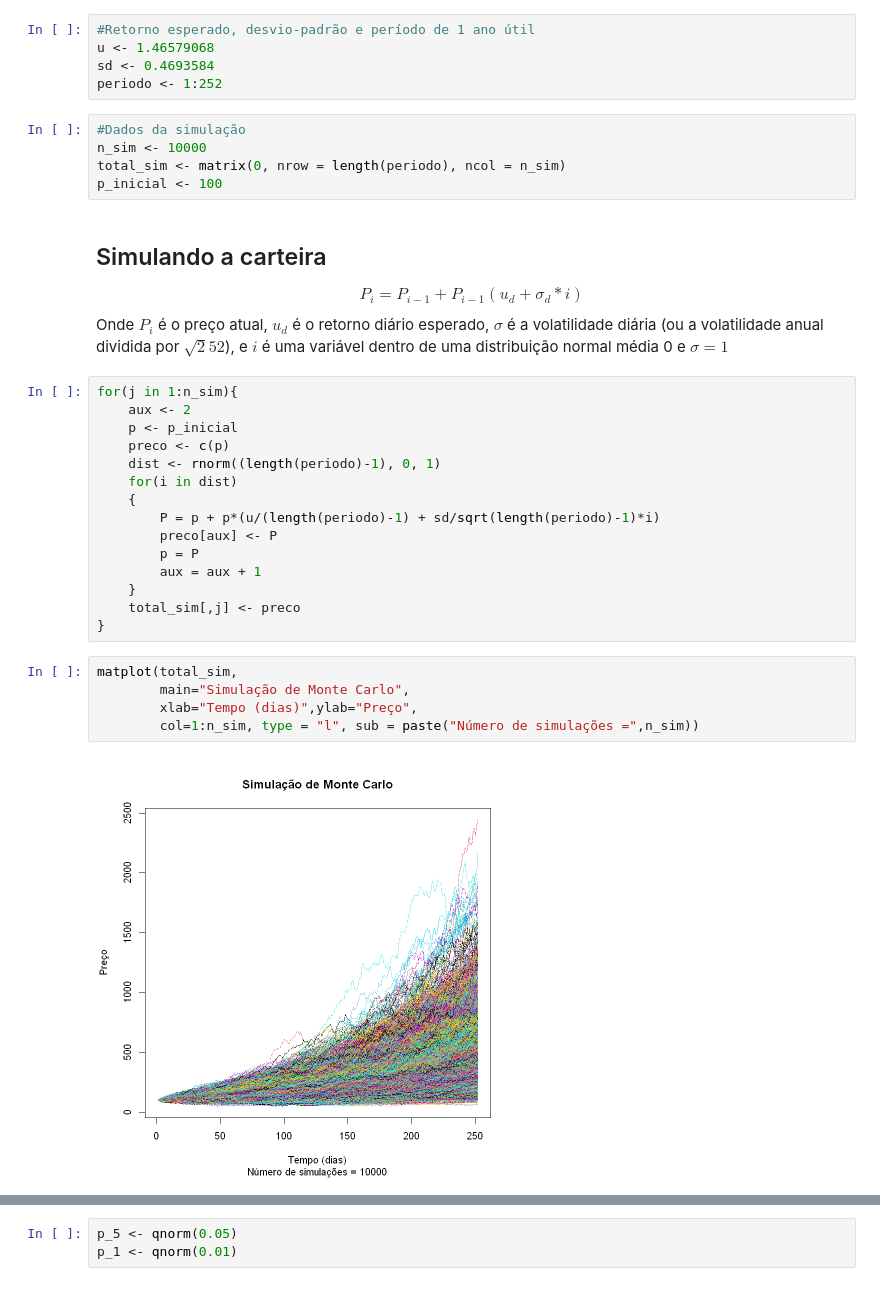
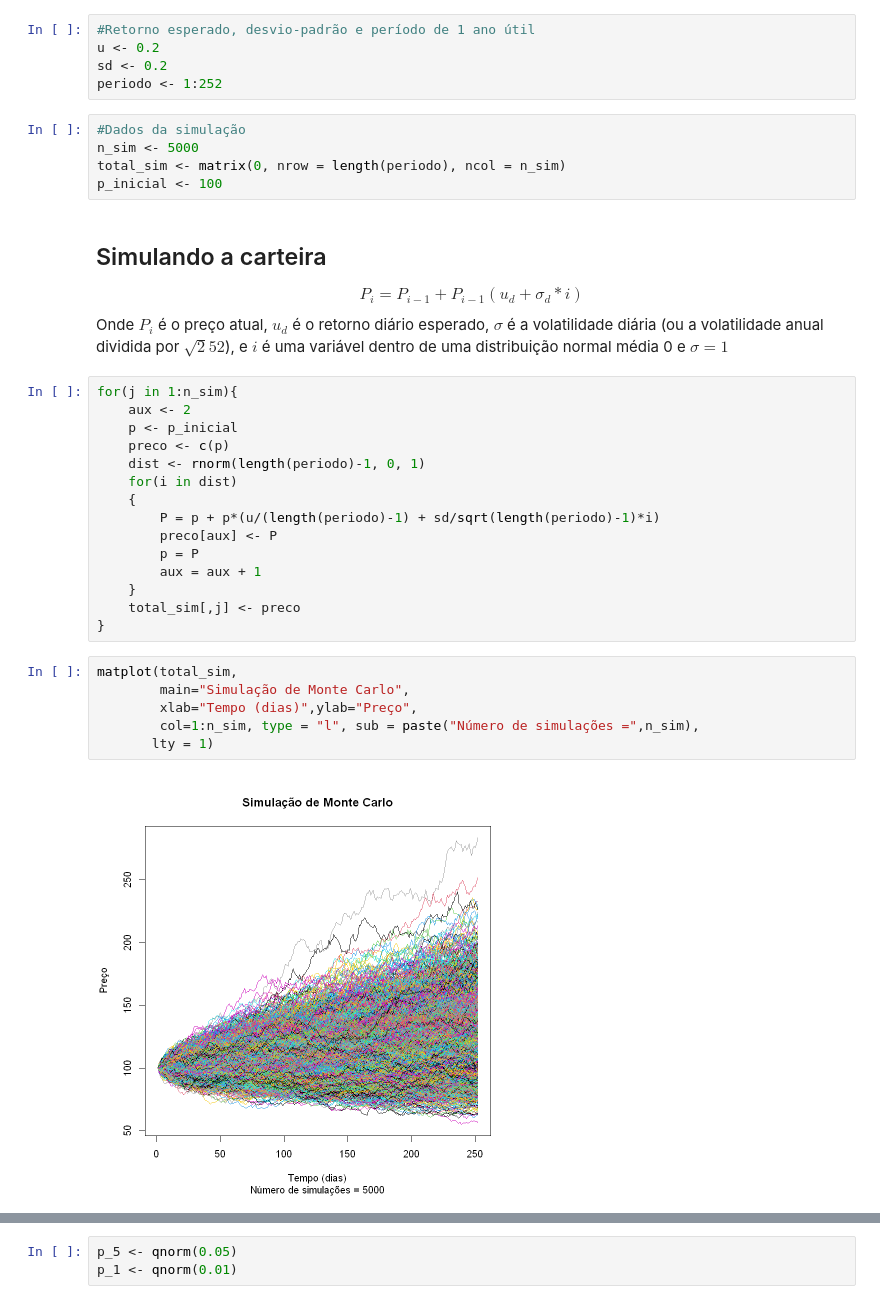
Before and after one commit to GabrielMarquezMatte/Meus-Arquivos, a Jupyter notebook: Ações e opções/Simulação Monte Carlo.ipynb, the cells around one changed output, grey strips where cells are left out. Drawn from its saved outputs; the diff is of its cells as text.

```diff
--- a/Ações e opções/Simulação Monte Carlo.ipynb
+++ b/Ações e opções/Simulação Monte Carlo.ipynb
@@ -42,11 +30,11 @@ The following objects are masked from 'package:base':
 # %%
 #Retorno esperado, desvio-padrão e período de 1 ano útil
-u <- 1.46579068
-sd <- 0.4693584
+u <- 0.2
+sd <- 0.2
 periodo <- 1:252
 # %%
 #Dados da simulação
-n_sim <- 10000
+n_sim <- 5000
 total_sim <- matrix(0, nrow = length(periodo), ncol = n_sim)
 p_inicial <- 100
 # %% [markdown]
@@ -59,7 +47,7 @@ for(j in 1:n_sim){
     aux <- 2
     p <- p_inicial
     preco <- c(p)
-    dist <- rnorm((length(periodo)-1), 0, 1)
+    dist <- rnorm(length(periodo)-1, 0, 1)
     for(i in dist)
     {
         P = p + p*(u/(length(periodo)-1) + sd/sqrt(length(periodo)-1)*i)
@@ -72,10 +60,11 @@ for(j in 1:n_sim){
 # %%
 matplot(total_sim,
         main="Simulação de Monte Carlo",
         xlab="Tempo (dias)",ylab="Preço",
-        col=1:n_sim, type = "l", sub = paste("Número de simulações =",n_sim))
+        col=1:n_sim, type = "l", sub = paste("Número de simulações =",n_sim),
+       lty = 1)
 # %% [output]
-[figure, old version]
+[figure, new version]
 # %%
 #5% dos preços são menores que X e 95% são menores que Y
 total_sim %>% quantile(probs = c(0.05,0.95)) %>% round(2) %>% print
```
Also changed, not shown: parts of 14 cells of this notebook, 4 other files.
